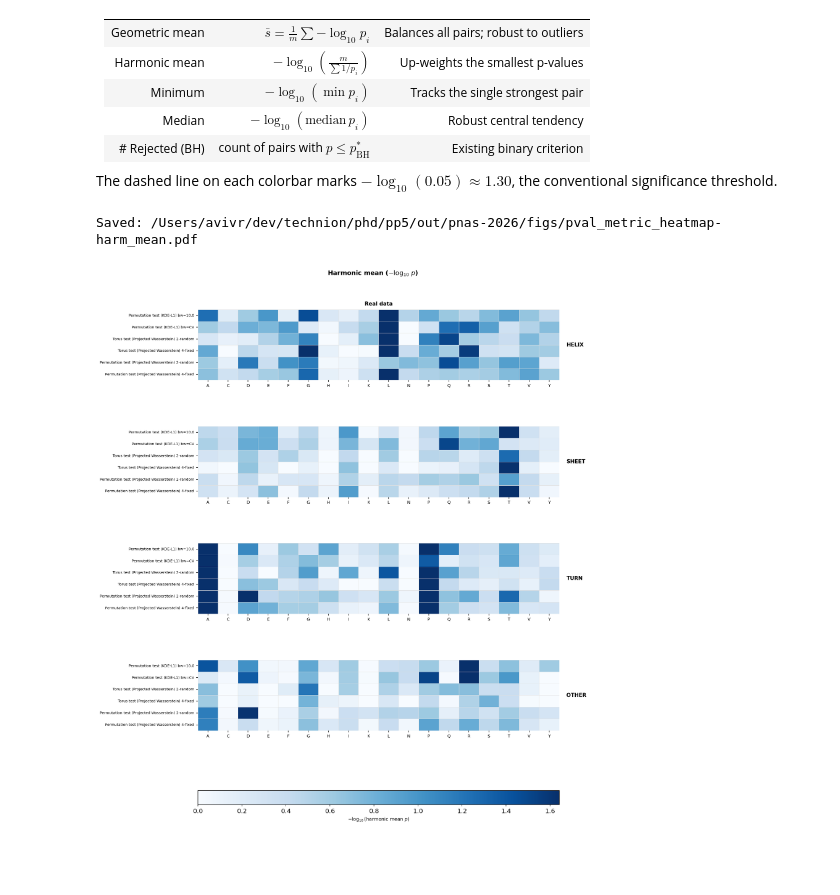
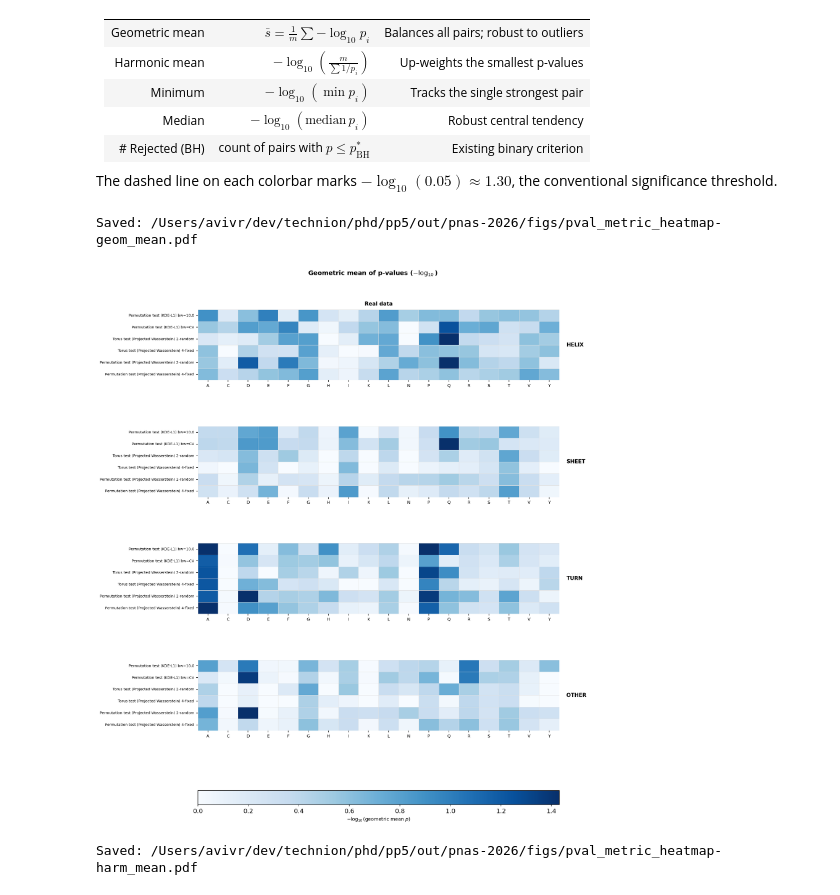
Before and after one commit to vistalab-technion/pp5, a Jupyter notebook: notebooks/w2torus-analysis.ipynb, the cells around one changed output. Cells and saved outputs as stored; diff of their text form; code cells hidden in the pictures; blank space fills up the shorter version.

```diff
--- a/notebooks/w2torus-analysis.ipynb
+++ b/notebooks/w2torus-analysis.ipynb
@@ -1077,7 +1077,7 @@ _NEGLOG05 = -np.log10(0.05)  # ≈ 1.301 — significance threshold on the -log1
 # Each entry drives both the compute step and the heatmap plot options.
 PVAL_METRIC_CONFIGS = {
     "geom_mean": {
-        "label": r"Geometric mean ($-\log_{10}\,p$)",
+        "label": r"Geometric mean of p-values ($-\log_{10}$)",
         "cbar_label": r"$-\log_{10}$(geometric mean $p$)",
         "cbar_threshold": _NEGLOG05,
         "cbar_threshold_label": r"$p=0.05$",
@@ -1086,7 +1086,7 @@ PVAL_METRIC_CONFIGS = {
         "annot_fmt": ".2f",
     },
     "harm_mean": {
-        "label": r"Harmonic mean ($-\log_{10}\,p$)",
+        "label": r"Harmonic mean of p-values ($-\log_{10}$)",
         "cbar_label": r"$-\log_{10}$(harmonic mean $p$)",
         "cbar_threshold": _NEGLOG05,
         "cbar_threshold_label": r"$p=0.05$",
@@ -1095,7 +1095,7 @@ PVAL_METRIC_CONFIGS = {
         "annot_fmt": ".2f",
     },
     "minimum": {
-        "label": r"Minimum ($-\log_{10}\,p$)",
+        "label": r"Minimum p-value ($-\log_{10}$)",
         "cbar_label": r"$-\log_{10}$(min $p$)",
         "cbar_threshold": _NEGLOG05,
         "cbar_threshold_label": r"$p=0.05$",
@@ -1104,7 +1104,7 @@ PVAL_METRIC_CONFIGS = {
         "annot_fmt": ".2f",
     },
     "median": {
-        "label": r"Median ($-\log_{10}\,p$)",
+        "label": r"Median p-value ($-\log_{10}$)",
         "cbar_label": r"$-\log_{10}$(median $p$)",
         "cbar_threshold": _NEGLOG05,
         "cbar_threshold_label": r"$p=0.05$",
@@ -1203,7 +1203,7 @@ def compute_pval_metric_df(
 # so we fall back to the actual maximum in that case.
 
 _PLOT_METRICS = [
-    # "geom_mean",
+    "geom_mean",
     "harm_mean",
     # "minimum",
     # "median",
@@ -1232,32 +1232,33 @@ for metric_name in _PLOT_METRICS:
         vmax_metric = float(real_vals.max())
     # Ensure the threshold marker (if any) is visible within the scale
     if mcfg.get("cbar_threshold") is not None:
         vmax_metric = max(vmax_metric, mcfg["cbar_threshold"] * 1.1)
     vmax_metric = max(vmax_metric, mcfg["vmin"] + 0.01)  # guard against zero range
 
     _plot_rejections_heatmap_grid(
         df_rej_aa=df_metric,
         stat_test_order=stat_test_order,
         all_aas=ALL_AAS,
         df_plot_rows=df_plot_rows,
         randomization_order=randomization_order,
         ss_order=ss_order,
         randomization_display=randomization_display,
         ss_display=ss_display,
         title=mcfg["label"],
         vmax=vmax_metric,
         vmin=mcfg["vmin"],
         value_col="value",
         annot=metric_name == "n_rejected",
         annot_fmt=mcfg["annot_fmt"],
         show_randomized=False,
         cmap=mcfg["cmap"],
         show_cbar=metric_name != "n_rejected",
         cbar_label=mcfg["cbar_label"],
         # cbar_threshold=mcfg.get("cbar_threshold"),
         # cbar_threshold_label=mcfg.get("cbar_threshold_label"),
         out_path=OUT_DIR / f"pval_metric_heatmap-{metric_name}.pdf",
     )
 # %% [output]
-Saved: /Users/avivr/dev/technion/phd/pp5/out/pnas-2026/figs/pval_metric_heatmap-harm_mean.pdf
+Saved: /Users/avivr/dev/technion/phd/pp5/out/pnas-2026/figs/pval_metric_heatmap-geom_mean.pdf
-[figure, old version]
+[figure, new version]
+Saved: /Users/avivr/dev/technion/phd/pp5/out/pnas-2026/figs/pval_metric_heatmap-harm_mean.pdf
```
Also changed, not shown: parts of 1 cell of this notebook, 1 other file.
